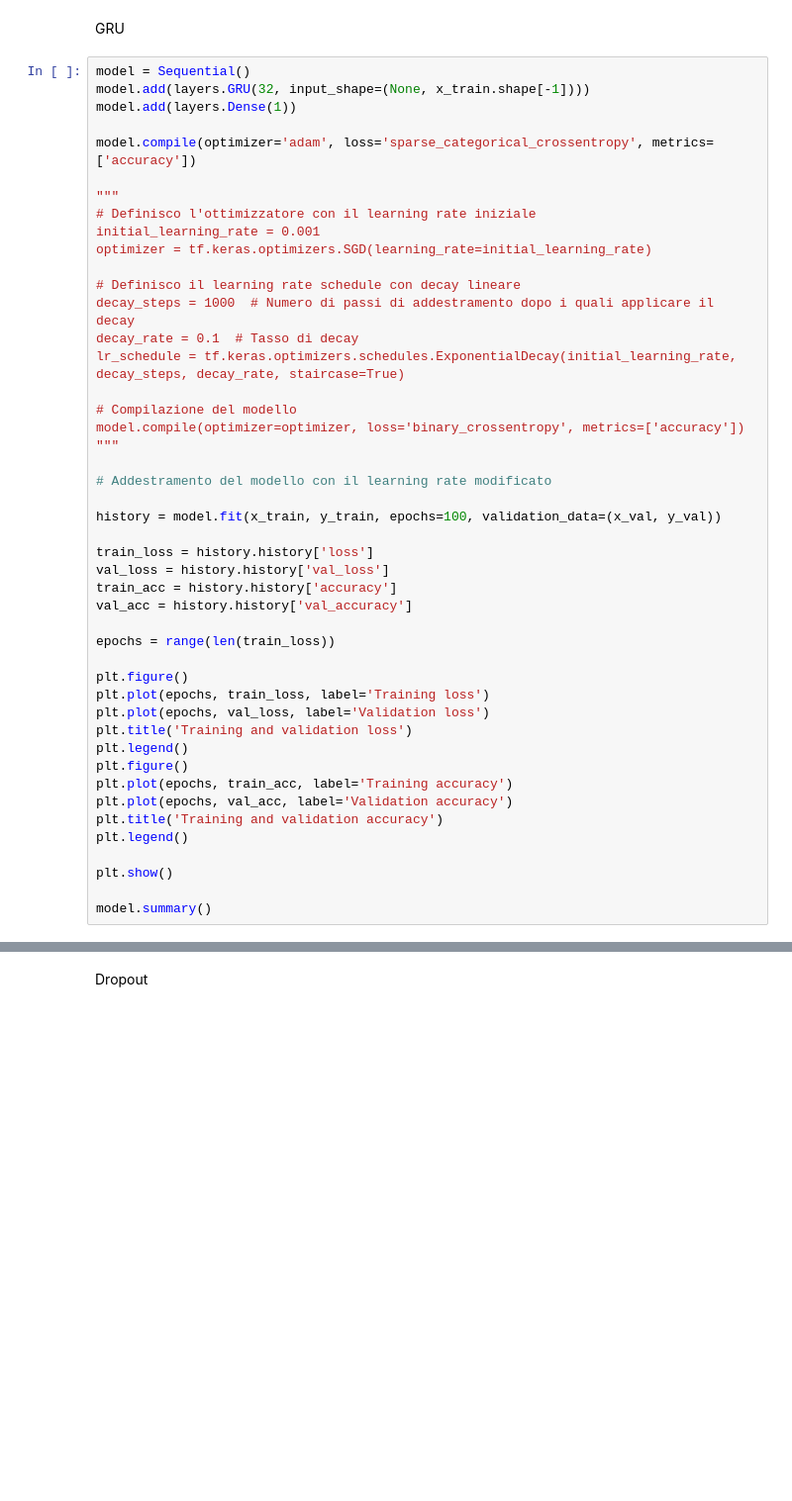
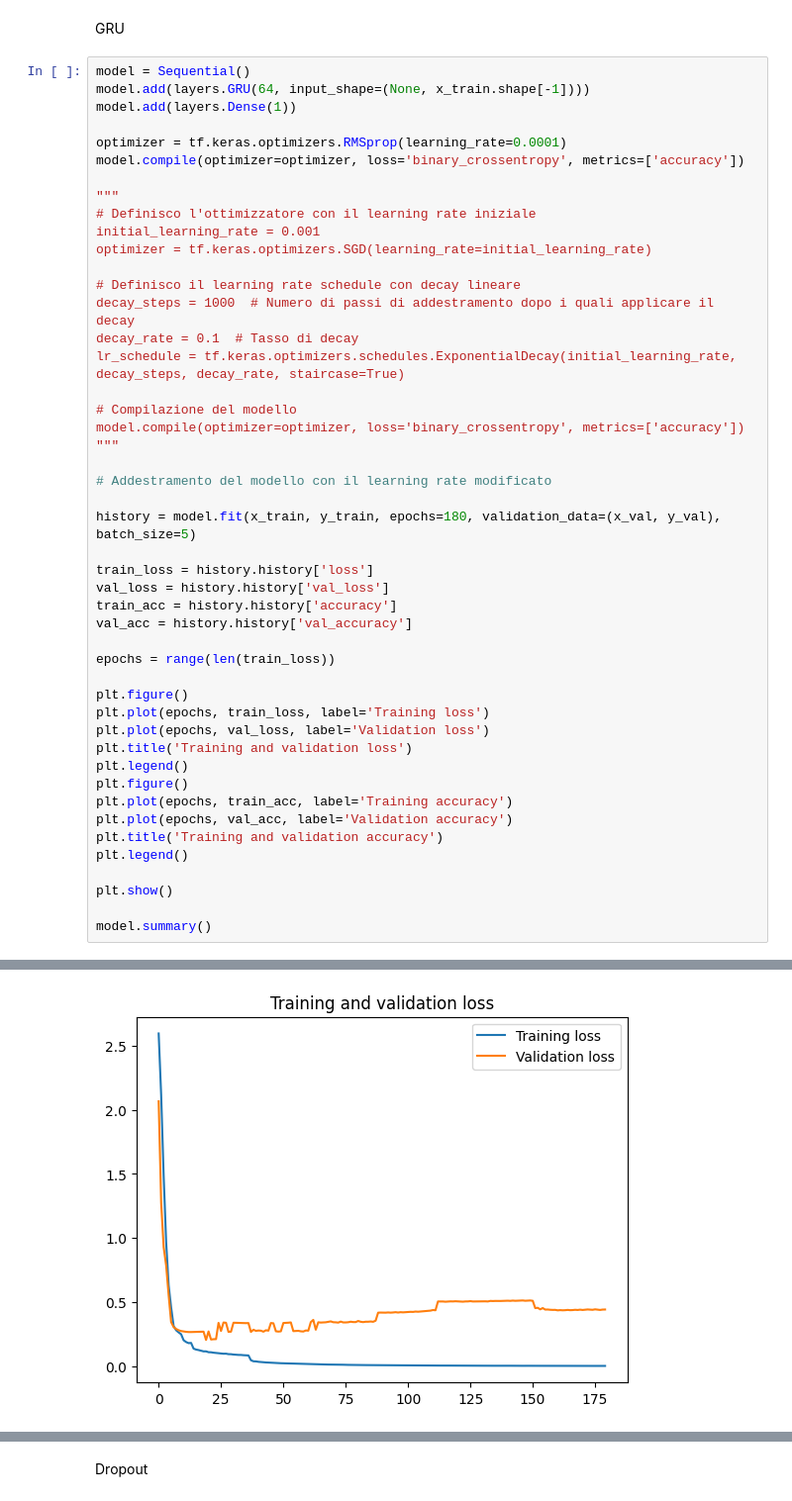
Before and after one commit to ChiaraAnsaldo/Neural-network-for-eeg-signal-analysis-for-epileptic-seizure-detection, a Jupyter notebook: Main-Mari.ipynb, the cells around one changed output, grey strips where cells are left out. Shown: that part at 99% size. Drawn from its saved outputs; the diff is of its cells as text; blank space fills up the shorter version.

```diff
--- a/Main-Mari.ipynb
+++ b/Main-Mari.ipynb
@@ -135,10 +135,11 @@ history = model.fit(x_train,
 GRU
 # %%
 model = Sequential()
-model.add(layers.GRU(32, input_shape=(None, x_train.shape[-1])))
+model.add(layers.GRU(64, input_shape=(None, x_train.shape[-1])))
 model.add(layers.Dense(1))
 
-model.compile(optimizer='adam', loss='sparse_categorical_crossentropy', metrics=['accuracy'])
+optimizer = tf.keras.optimizers.RMSprop(learning_rate=0.0001)
+model.compile(optimizer=optimizer, loss='binary_crossentropy', metrics=['accuracy'])
 
 """
 # Definisco l'ottimizzatore con il learning rate iniziale
@@ -156,7 +157,7 @@ model.compile(optimizer=optimizer, loss='binary_crossentropy', metrics=['accurac
 
 # Addestramento del modello con il learning rate modificato
 
-history = model.fit(x_train, y_train, epochs=100, validation_data=(x_val, y_val))
+history = model.fit(x_train, y_train, epochs=180, validation_data=(x_val, y_val), batch_size=5)
 
 train_loss = history.history['loss']
 val_loss = history.history['val_loss']
@@ -183,0 +201 @@ Epoch 1/100
+[figure, added]
```
Also changed, not shown: parts of 2 cells of this notebook.
